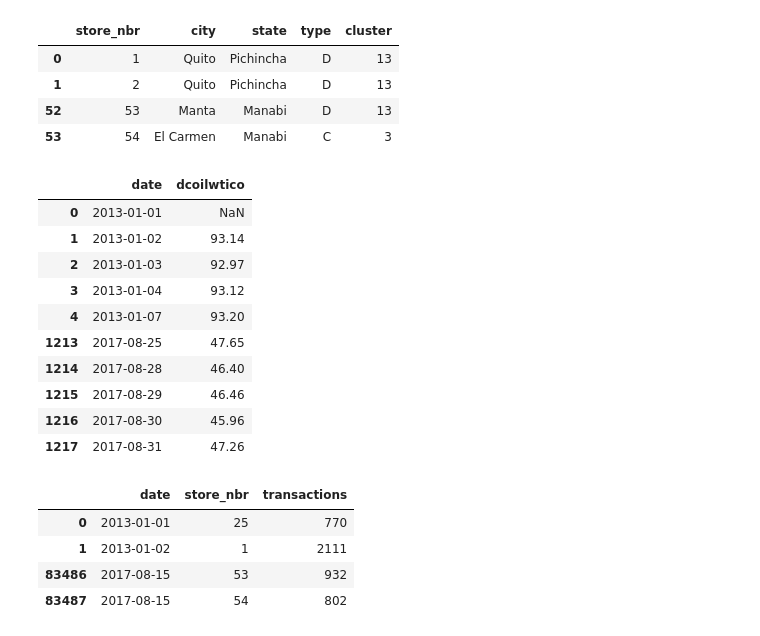
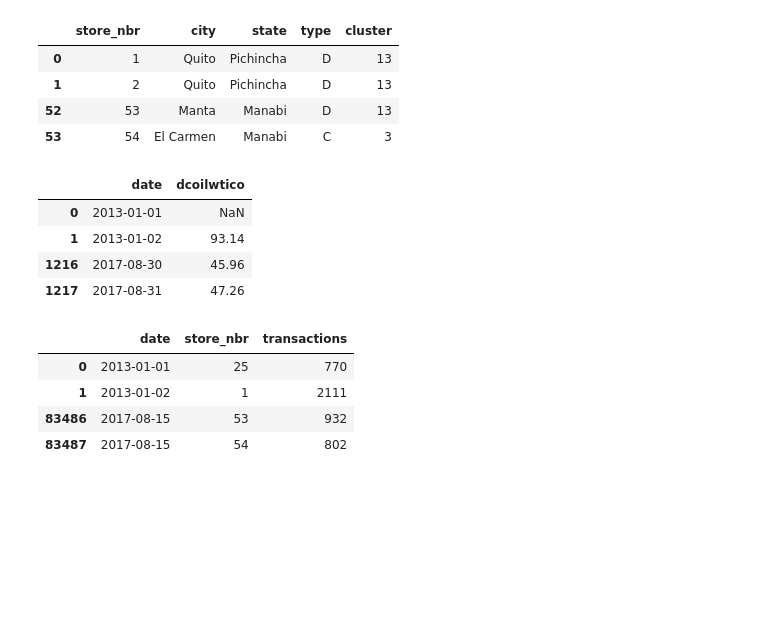
Before and after one commit to sjuanati/DataSciLabs, a Jupyter notebook: projects/kaggle/03_store_sales/store_sales.ipynb, the cells around one changed output. Saved outputs shown, nothing was run; the diff lists cells and outputs as text; code cells hidden in the pictures; blank space fills up the shorter version.

```diff
--- a/projects/kaggle/03_store_sales/store_sales.ipynb
+++ b/projects/kaggle/03_store_sales/store_sales.ipynb
@@ -50,18 +96,17 @@ pd.concat([df_stores.head(2), df_stores.tail(2)])
 | 52 | 53 | Manta | Manabi | D | 13 |
 | 53 | 54 | El Carmen | Manabi | C | 3 |
 # %%
-df_oil = pd.read_csv("./data/oil.csv", parse_dates=["date"], infer_datetime_format=True)
-pd.concat([df_oil.head(5), df_oil.tail(5)])
+df_oil = pd.read_csv(
+    "./data/oil.csv",
+    parse_dates=["date"],
+    # index_col="date",
+)
+
+pd.concat([df_oil.head(2), df_oil.tail(2)])
 # %% [output]
 |  | date | dcoilwtico |
 | 0 | 2013-01-01 | NaN |
 | 1 | 2013-01-02 | 93.14 |
-| 2 | 2013-01-03 | 92.97 |
-| 3 | 2013-01-04 | 93.12 |
-| 4 | 2013-01-07 | 93.20 |
-| 1213 | 2017-08-25 | 47.65 |
-| 1214 | 2017-08-28 | 46.40 |
-| 1215 | 2017-08-29 | 46.46 |
 | 1216 | 2017-08-30 | 45.96 |
 | 1217 | 2017-08-31 | 47.26 |
 # %%
```
Also changed, not shown: parts of 55 cells of this notebook.
